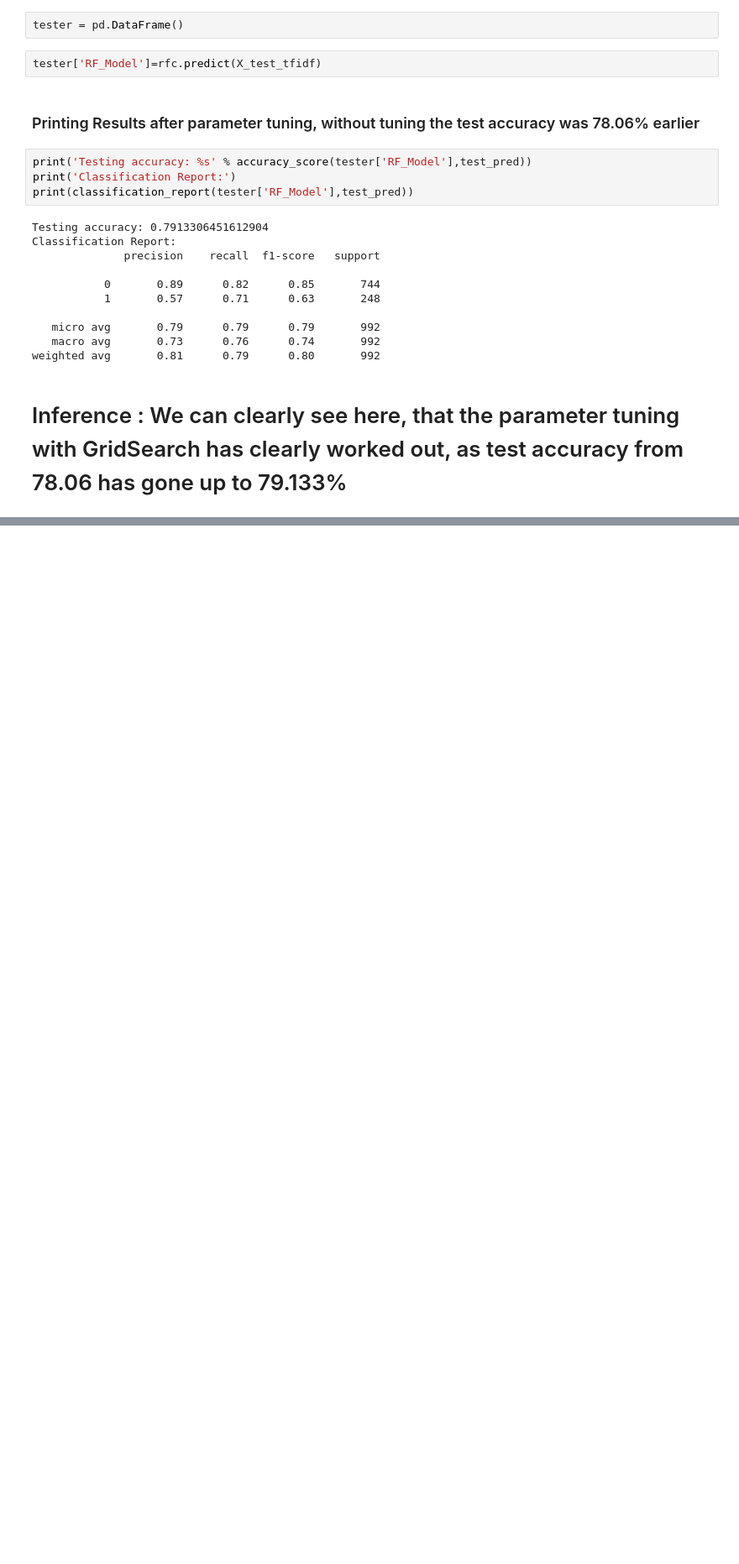
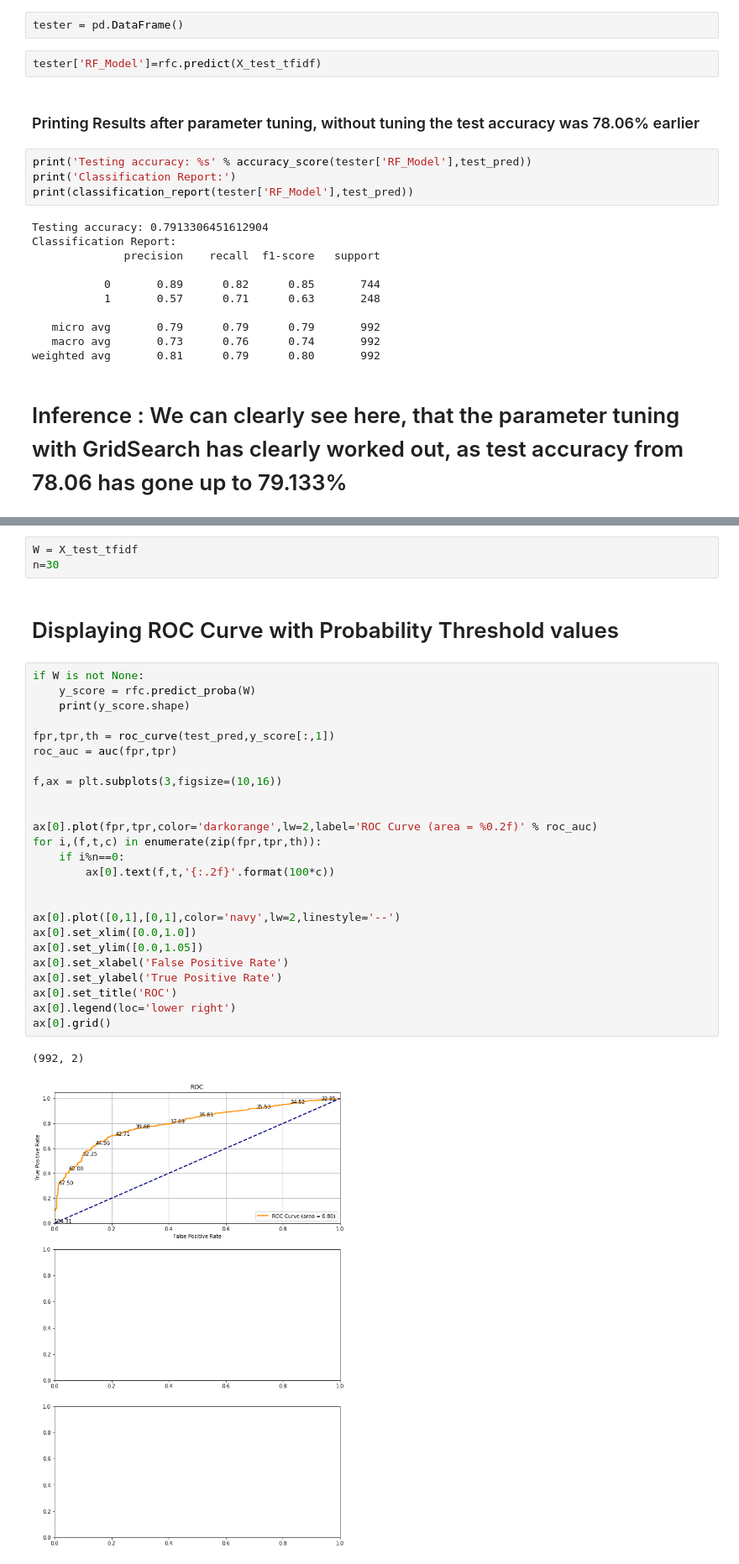
Before and after one commit to rishabh1302/Enron_Intent_Detection, a Jupyter notebook: Enron - TFIDF + RFC - Tuned - Final Result.ipynb, the cells around one changed output, grey strips where cells are left out. Shown: that part at 84% size. Drawn from its saved outputs; the diff is of its cells as text; blank space fills up the shorter version.

```diff
--- a/Enron - TFIDF + RFC - Tuned - Final Result.ipynb
+++ b/Enron - TFIDF + RFC - Tuned - Final Result.ipynb
@@ -270,0 +275,33 @@ weighted avg       0.81      0.79      0.80       992
+# %%
+W = X_test_tfidf
+n=30
+# %% [markdown]
+# Displaying ROC Curve with Probability Threshold values
+# %%
+if W is not None:
+    y_score = rfc.predict_proba(W)
+    print(y_score.shape)
+
+fpr,tpr,th = roc_curve(test_pred,y_score[:,1])
+roc_auc = auc(fpr,tpr)
+
+f,ax = plt.subplots(3,figsize=(10,16))
+
+
+ax[0].plot(fpr,tpr,color='darkorange',lw=2,label='ROC Curve (area = %0.2f)' % roc_auc)
+for i,(f,t,c) in enumerate(zip(fpr,tpr,th)):
+    if i%n==0:
+        ax[0].text(f,t,'{:.2f}'.format(100*c))
+
+
+ax[0].plot([0,1],[0,1],color='navy',lw=2,linestyle='--')
+ax[0].set_xlim([0.0,1.0])
+ax[0].set_ylim([0.0,1.05])
+ax[0].set_xlabel('False Positive Rate')
+ax[0].set_ylabel('True Positive Rate')
+ax[0].set_title('ROC')
+ax[0].legend(loc='lower right')
+ax[0].grid()
+# %% [output]
+(992, 2)
+[figure, added]
```
Also changed, not shown: parts of 4 cells of this notebook.
